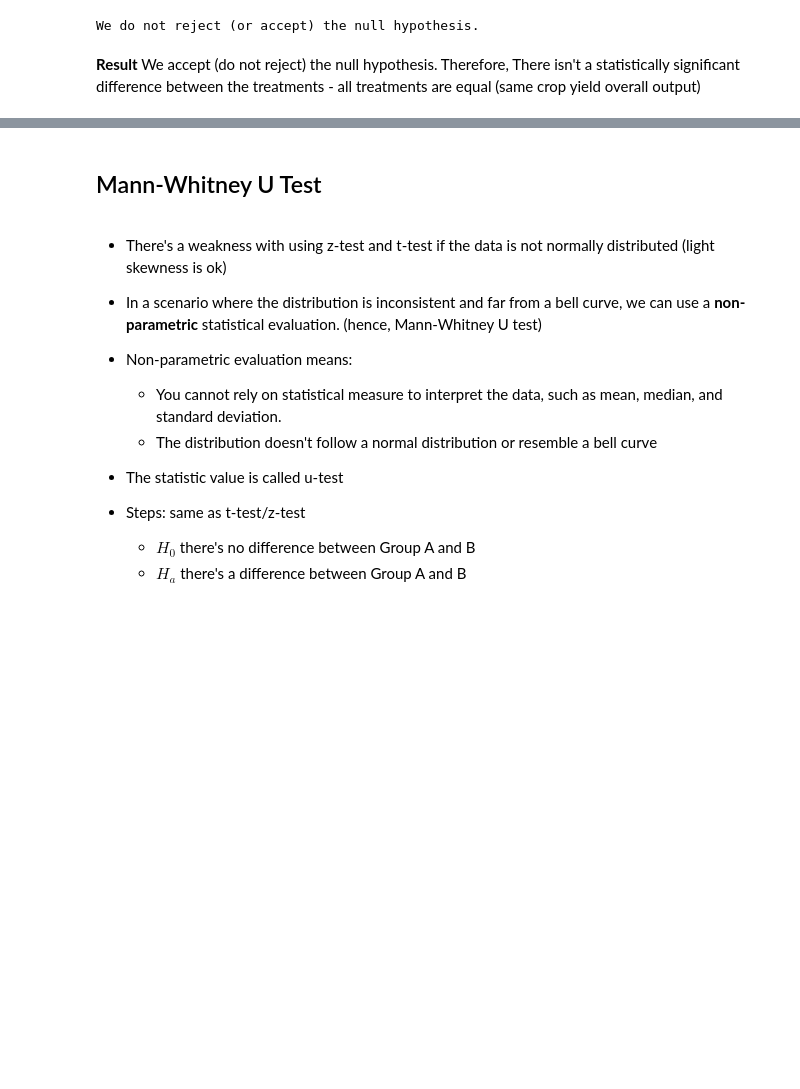
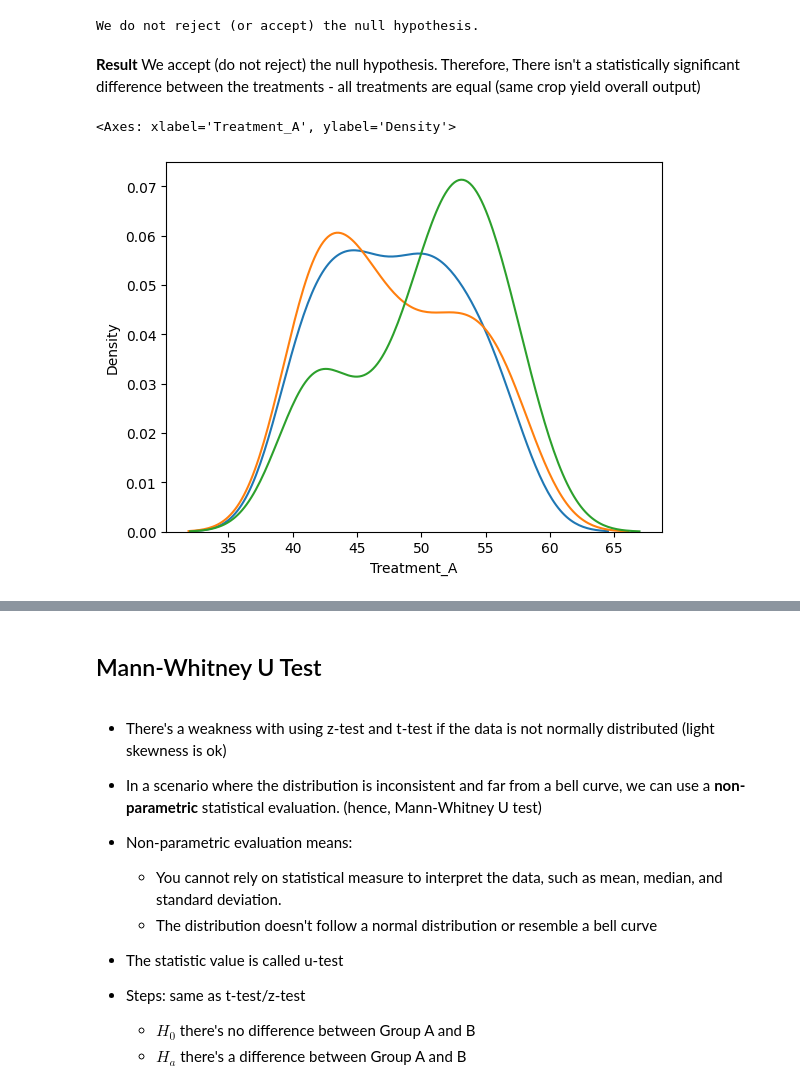
Before and after one commit to BasselD/ai-ml-training, a Jupyter notebook: 01_foundation/statistics/statistics_hypothesis_testing.ipynb, the cells around one changed output, grey strips where cells are left out. Drawn from its saved outputs; the diff is of its cells as text; code cells hidden in the pictures; blank space fills up the shorter version.

```diff
--- a/01_foundation/statistics/statistics_hypothesis_testing.ipynb
+++ b/01_foundation/statistics/statistics_hypothesis_testing.ipynb
@@ -522,3 +526,11 @@ HypoTesting(p_val, alpha)
 We do not reject (or accept) the null hypothesis.
 # %% [markdown]
 **Result** We accept (do not reject) the null hypothesis. Therefore, There isn't a statistically significant difference between the treatments - all treatments are equal (same crop yield overall output)
+# %%
+import seaborn as sns
+sns.kdeplot(df['Treatment_A'])
+sns.kdeplot(df['Treatment_B'])
+sns.kdeplot(df['Treatment_C'])
+# %% [output]
+<Axes: xlabel='Treatment_A', ylabel='Density'>
+[figure, added]
```
Also changed, not shown: parts of 12 cells of this notebook, 5 other files.
